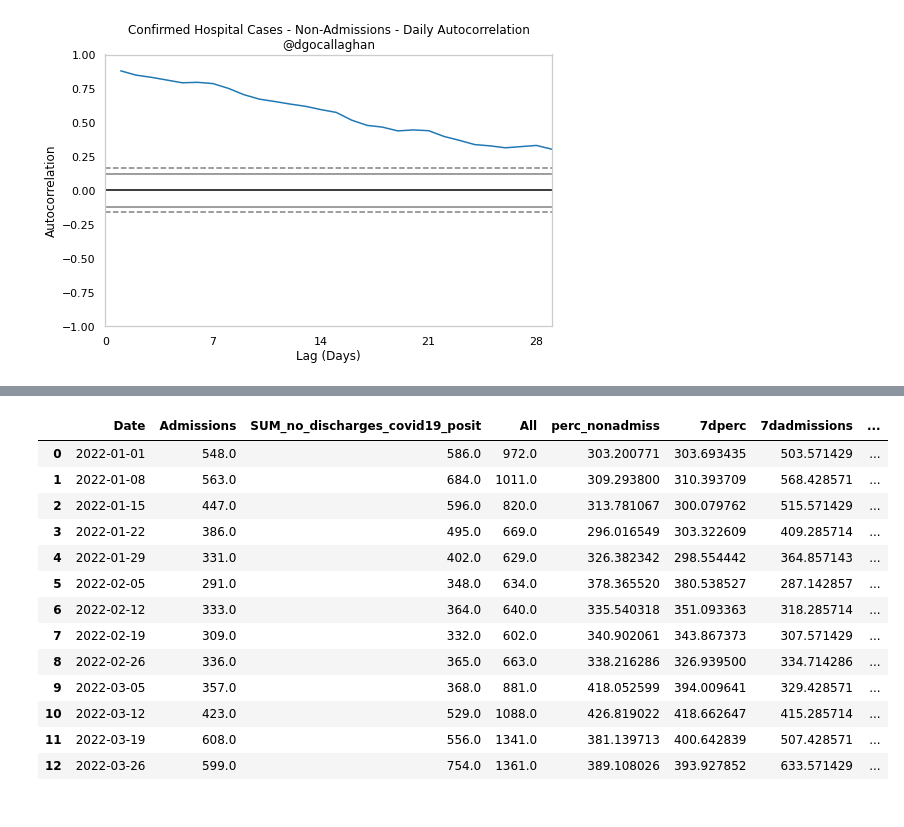
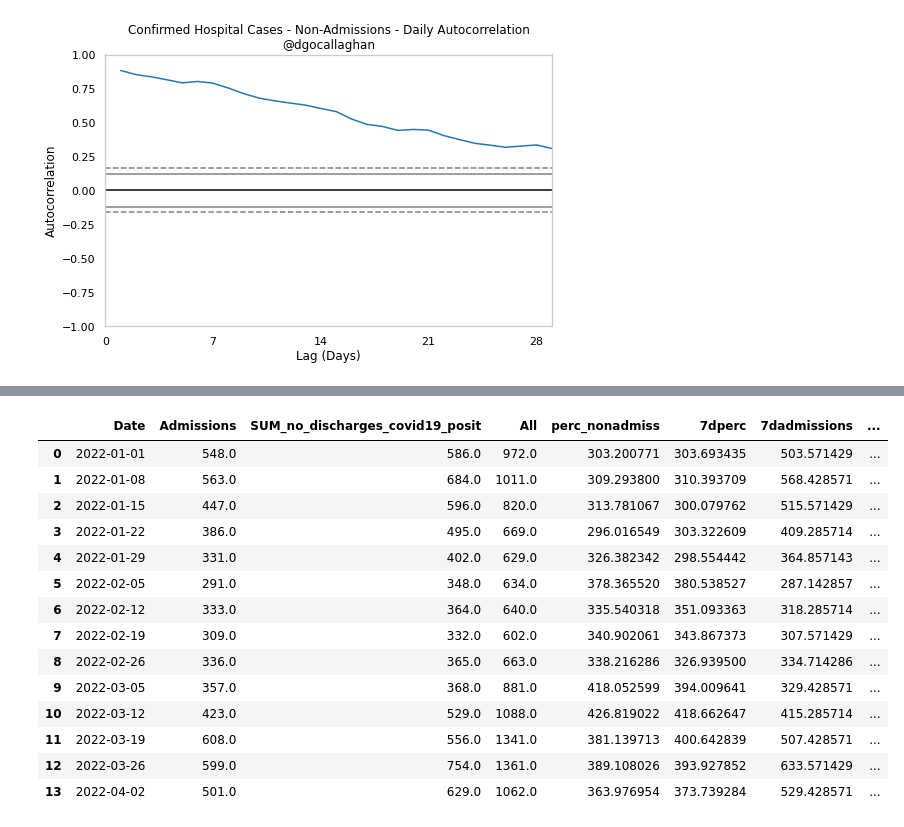
Before and after one commit to derekocallaghan/covid19data, a Jupyter notebook: notebooks/Daily Reported Cases.ipynb, the cells around one changed output, grey strips where cells are left out. Drawn from its saved outputs; the diff is of its cells as text; code cells hidden in the pictures.

```diff
--- a/notebooks/Daily Reported Cases.ipynb
+++ b/notebooks/Daily Reported Cases.ipynb
@@ -280,23 +280,24 @@ hdf['7dperc'].tail(15)
 Name: 7dperc, dtype: float64
 # %%
-whdf = hdf[(hdf.Date>='2022-01-01') & (hdf.Date<'2022-04-02')].resample('7D', on='Date').sum().reset_index()
+whdf = hdf[(hdf.Date>='2022-01-01') & (hdf.Date<'2022-04-09')].resample('7D', on='Date').sum().reset_index()
 d = timedelta(days=6)
 whdf['strdate'] = whdf.Date.apply(lambda x: (x+d).strftime('%Y-%m-%d'))
 whdf['Week'] = whdf.index+1
 whdf
 # %% [output]
 |  | Date | Admissions | SUM_no_discharges_covid19_posit | All | perc_nonadmiss | 7dperc | 7dadmissions | ... |
 | 0 | 2022-01-01 | 548.0 | 586.0 | 972.0 | 303.200771 | 303.693435 | 503.571429 | ... |
 | 1 | 2022-01-08 | 563.0 | 684.0 | 1011.0 | 309.293800 | 310.393709 | 568.428571 | ... |
 | 2 | 2022-01-15 | 447.0 | 596.0 | 820.0 | 313.781067 | 300.079762 | 515.571429 | ... |
 | 3 | 2022-01-22 | 386.0 | 495.0 | 669.0 | 296.016549 | 303.322609 | 409.285714 | ... |
 | 4 | 2022-01-29 | 331.0 | 402.0 | 629.0 | 326.382342 | 298.554442 | 364.857143 | ... |
 | 5 | 2022-02-05 | 291.0 | 348.0 | 634.0 | 378.365520 | 380.538527 | 287.142857 | ... |
 | 6 | 2022-02-12 | 333.0 | 364.0 | 640.0 | 335.540318 | 351.093363 | 318.285714 | ... |
 | 7 | 2022-02-19 | 309.0 | 332.0 | 602.0 | 340.902061 | 343.867373 | 307.571429 | ... |
 | 8 | 2022-02-26 | 336.0 | 365.0 | 663.0 | 338.216286 | 326.939500 | 334.714286 | ... |
 | 9 | 2022-03-05 | 357.0 | 368.0 | 881.0 | 418.052599 | 394.009641 | 329.428571 | ... |
 | 10 | 2022-03-12 | 423.0 | 529.0 | 1088.0 | 426.819022 | 418.662647 | 415.285714 | ... |
 | 11 | 2022-03-19 | 608.0 | 556.0 | 1341.0 | 381.139713 | 400.642839 | 507.428571 | ... |
 | 12 | 2022-03-26 | 599.0 | 754.0 | 1361.0 | 389.108026 | 393.927852 | 633.571429 | ... |
+| 13 | 2022-04-02 | 501.0 | 629.0 | 1062.0 | 363.976954 | 373.739284 | 529.428571 | ... |
 # %%
```
Also changed, not shown: parts of 8 cells of this notebook, 4 other files.
